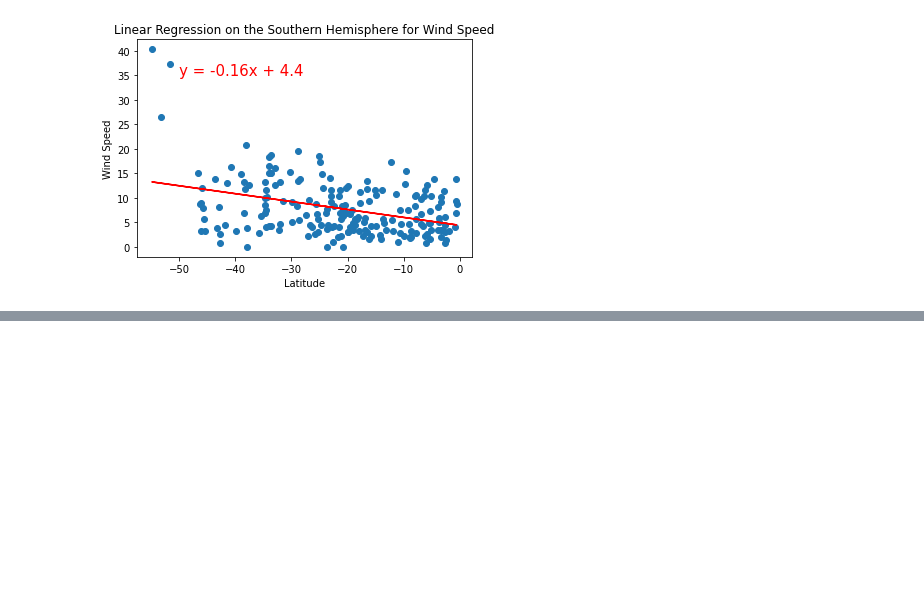
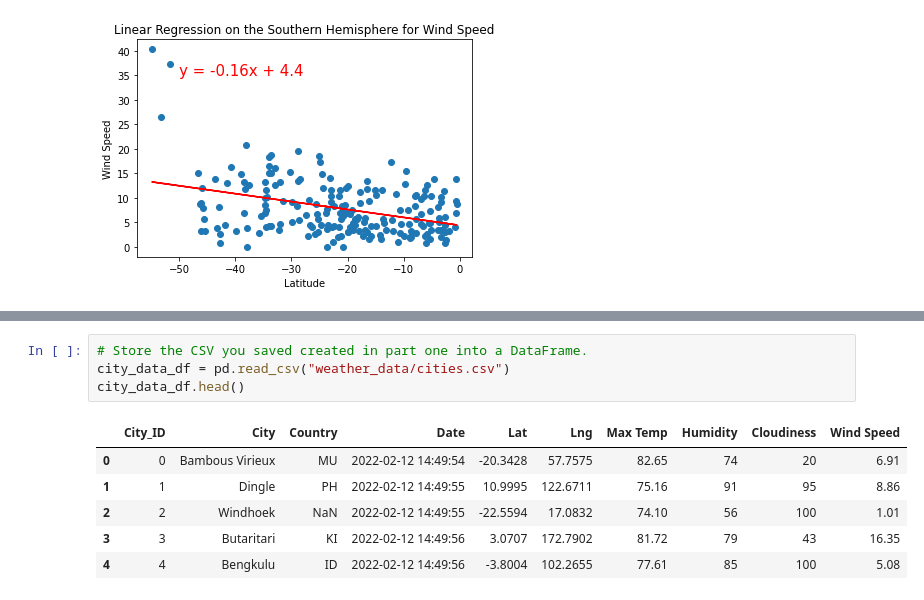
Before and after one commit to sokim03/World_Weather_Analysis, a Jupyter notebook: WeatherPy.ipynb, the cells around one changed output, grey strips where cells are left out. Drawn from its saved outputs; the diff is of its cells as text; blank space fills up the shorter version.

```diff
--- a/WeatherPy.ipynb
+++ b/WeatherPy.ipynb
@@ -436,0 +465,11 @@ plot_linear_regression(x_values, y_values,
+# %%
+# Store the CSV you saved created in part one into a DataFrame.
+city_data_df = pd.read_csv("weather_data/cities.csv")
+city_data_df.head()
+# %% [output]
+|  | City_ID | City | Country | Date | Lat | Lng | Max Temp | Humidity | Cloudiness | Wind Speed |
+| 0 | 0 | Bambous Virieux | MU | 2022-02-12 14:49:54 | -20.3428 | 57.7575 | 82.65 | 74 | 20 | 6.91 |
+| 1 | 1 | Dingle | PH | 2022-02-12 14:49:55 | 10.9995 | 122.6711 | 75.16 | 91 | 95 | 8.86 |
+| 2 | 2 | Windhoek | NaN | 2022-02-12 14:49:55 | -22.5594 | 17.0832 | 74.10 | 56 | 100 | 1.01 |
+| 3 | 3 | Butaritari | KI | 2022-02-12 14:49:56 | 3.0707 | 172.7902 | 81.72 | 79 | 43 | 16.35 |
+| 4 | 4 | Bengkulu | ID | 2022-02-12 14:49:56 | -3.8004 | 102.2655 | 77.61 | 85 | 100 | 5.08 |
```
Also changed, not shown: parts of 21 cells of this notebook, 1 other file.
